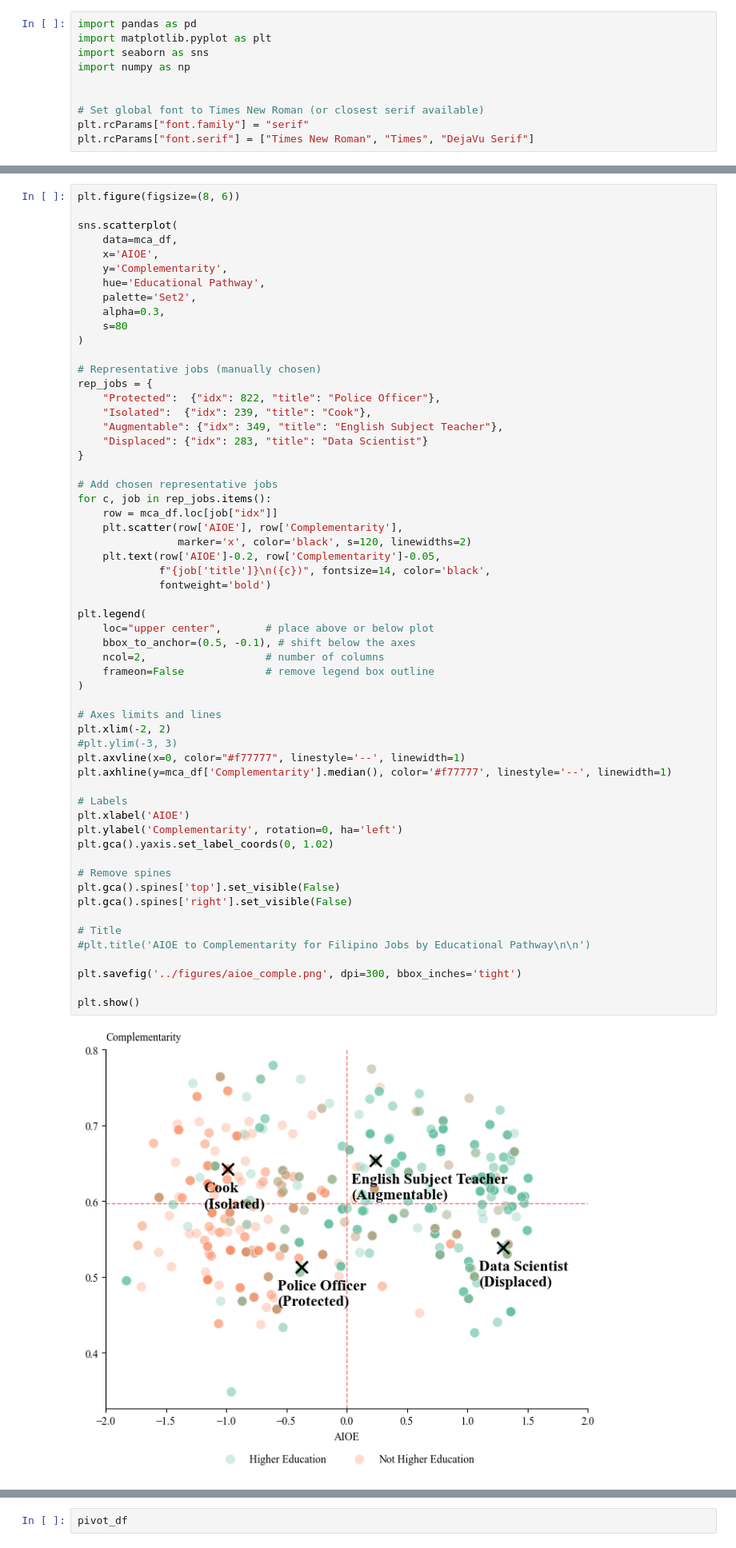
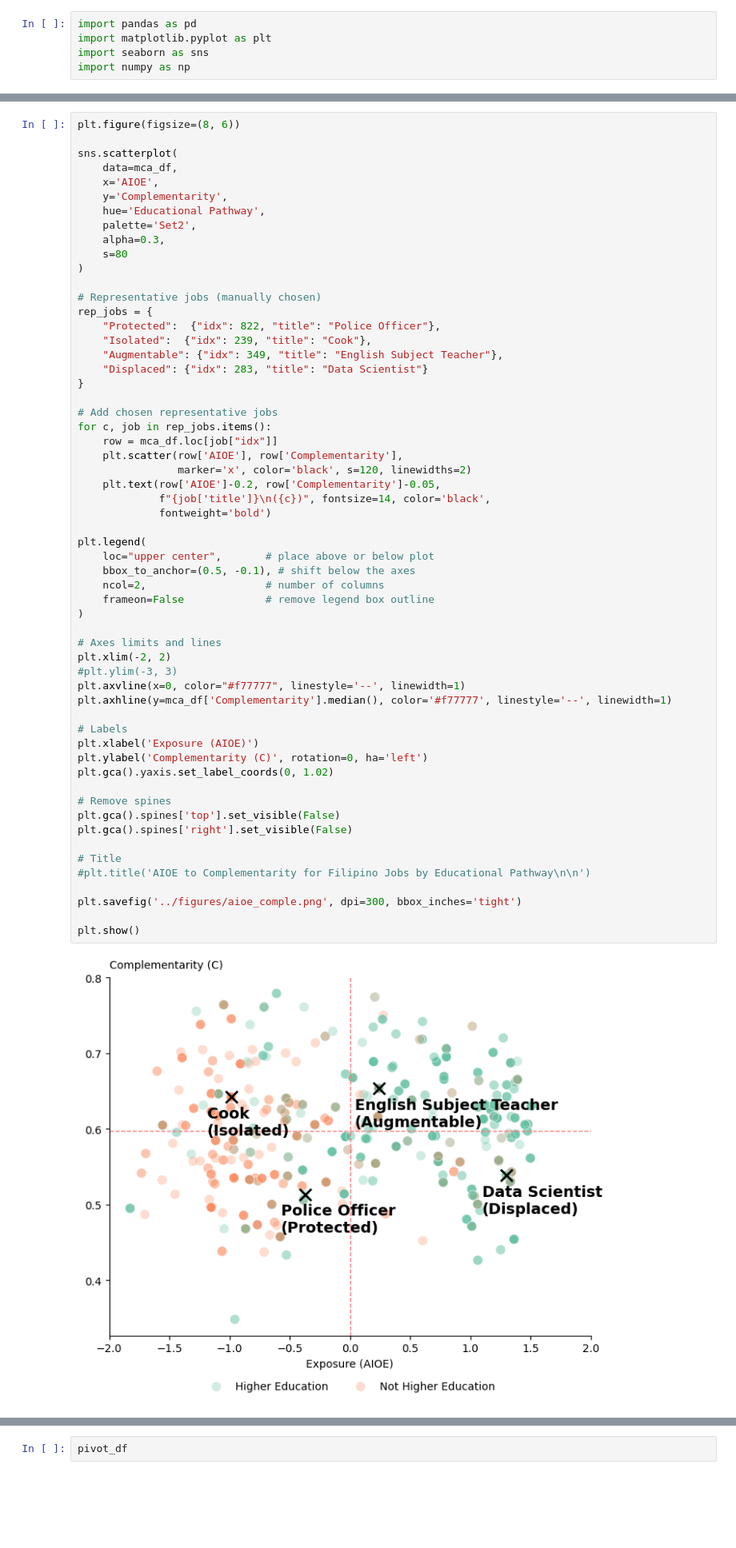
Before and after one commit to BSDSBA-JF/wadwani_intern, a Jupyter notebook: 01_mca_job_list/WorldBank/4_eda/eda.ipynb, the cells around one changed output, grey strips where cells are left out. Shown at 80% size. Cells and saved outputs as stored; diff of their text form; blank space fills up the shorter version.

```diff
--- a/01_mca_job_list/WorldBank/4_eda/eda.ipynb
+++ b/01_mca_job_list/WorldBank/4_eda/eda.ipynb
@@ -3,11 +3,6 @@ import pandas as pd
 import matplotlib.pyplot as plt
 import seaborn as sns
 import numpy as np
-
-
-# Set global font to Times New Roman (or closest serif available)
-plt.rcParams["font.family"] = "serif"
-plt.rcParams["font.serif"] = ["Times New Roman", "Times", "DejaVu Serif"]
 # %%
 mca_df = pd.read_csv('../3_soc_comple/soc_comple.csv')
 
@@ -80,36 +75,36 @@ for c, job in rep_jobs.items():
              f"{job['title']}\n({c})", fontsize=14, color='black',
              fontweight='bold')
 
 plt.legend(
     loc="upper center",       # place above or below plot
     bbox_to_anchor=(0.5, -0.1), # shift below the axes
     ncol=2,                   # number of columns
     frameon=False             # remove legend box outline
 )
 
 # Axes limits and lines
 plt.xlim(-2, 2)
 #plt.ylim(-3, 3)
 plt.axvline(x=0, color="#f77777", linestyle='--', linewidth=1)
 plt.axhline(y=mca_df['Complementarity'].median(), color='#f77777', linestyle='--', linewidth=1)
 
 # Labels
-plt.xlabel('AIOE')
-plt.ylabel('Complementarity', rotation=0, ha='left')
+plt.xlabel('Exposure (AIOE)')
+plt.ylabel('Complementarity (C)', rotation=0, ha='left')
 plt.gca().yaxis.set_label_coords(0, 1.02)
 
 # Remove spines
 plt.gca().spines['top'].set_visible(False)
 plt.gca().spines['right'].set_visible(False)
 
 # Title
 #plt.title('AIOE to Complementarity for Filipino Jobs by Educational Pathway\n\n')
 
 plt.savefig('../figures/aioe_comple.png', dpi=300, bbox_inches='tight')
 
 plt.show()
 # %% [output]
-[figure, old version]
+[figure, new version]
 # %% [markdown]
 # II. How Sectors Relates to Job Exposure and Augmentability to AI
 # %%
```
Also changed, not shown: 40 other files.
